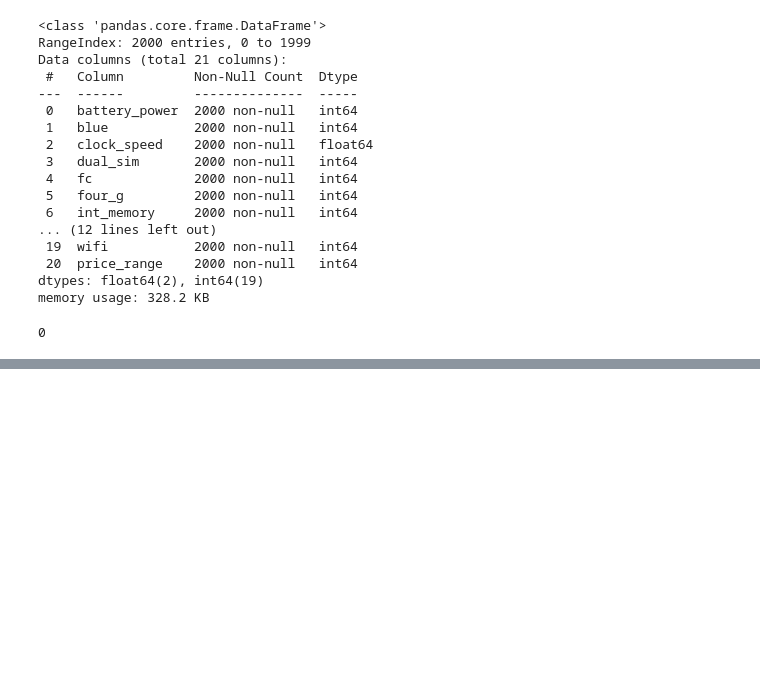
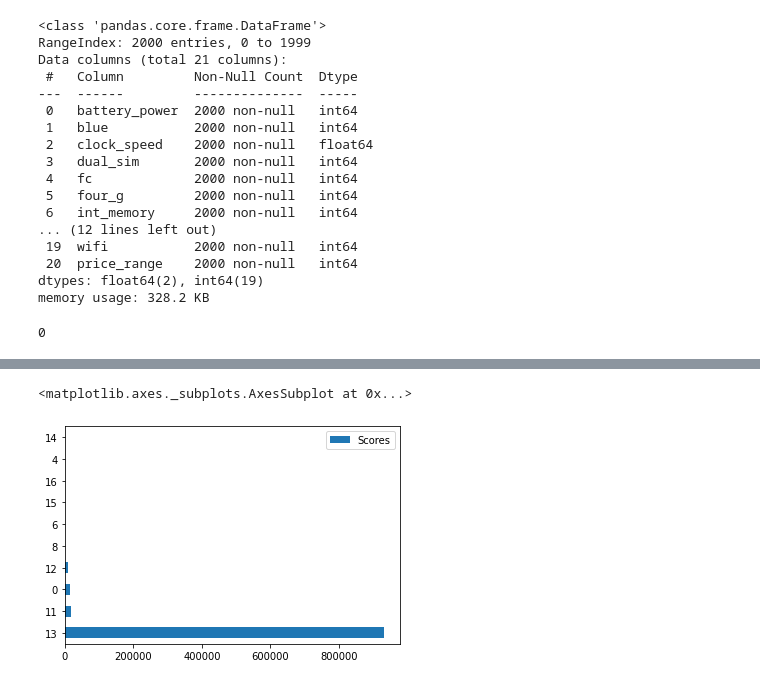
Before and after one commit to sagar2582/Capstone-3-Mobile_Price_Prediction, a Jupyter notebook: Capstone_3_Mobile_Price_Prediction.ipynb, the cells around one changed output, grey strips where cells are left out. Saved outputs shown, nothing was run; the diff lists cells and outputs as text; code cells hidden in the pictures; blank space fills up the shorter version.

```diff
--- a/Capstone_3_Mobile_Price_Prediction.ipynb
+++ b/Capstone_3_Mobile_Price_Prediction.ipynb
@@ -184,0 +271,8 @@ df.describe()
+# %%
+# Before going any further let's first create a copy of our main dataset
+
+df_copy = df.copy()
+# Making two arrays 'x' & 'y' and assigning them independent and dependent variables
+
+x = df_copy.iloc[:, :20]
+y = df_copy.iloc[:, 20:]
@@ -184,0 +287,5 @@ df.describe()
+# %%
+# Using SelectKBest - that will help in calculating the scores for the features
+
+skb = SelectKBest(chi2)
+best_scores = skb.fit(x,y)
@@ -184,0 +300,12 @@ df.describe()
+# %%
+# Making a seperate data frame to analyze the best features with respect to columns
+
+skb_score = pd.DataFrame(best_scores.scores_)
+skb_columns = pd.DataFrame(x.columns)
+
+# Getting the above two columns togethor through concat function
+
+list_of_scores = pd.concat([ skb_columns, skb_score], axis = 1)
+list_of_scores.columns = ['Features', 'Scores']
+
+list_of_scores
@@ -184,0 +369,5 @@ df.describe()
+# %%
+list_of_scores.nlargest(10, 'Scores').plot(kind = 'barh')
+# %% [output]
+<matplotlib.axes._subplots.AxesSubplot at 0x...>
+[figure, added]
```
Also changed, not shown: parts of 18 cells of this notebook.
